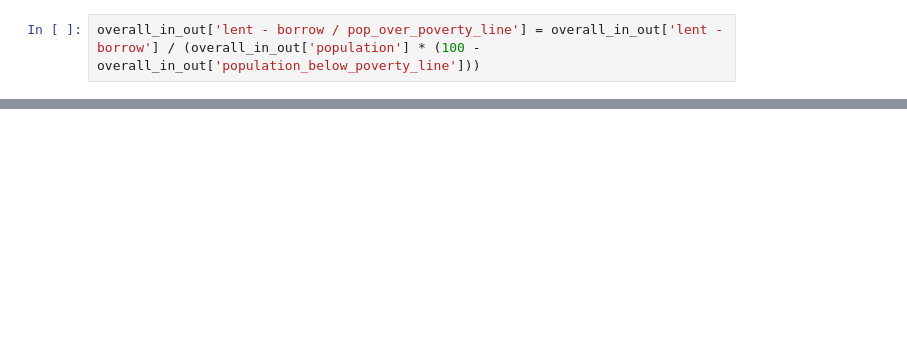
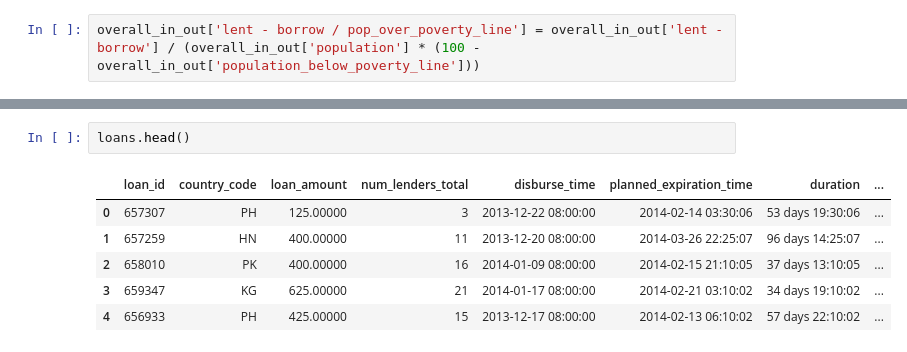
Before and after one commit to Lukpier/cs-project, a Jupyter notebook: kiva.ipynb, the cells around one changed output, grey strips where cells are left out. Cells and saved outputs as stored; diff of their text form; blank space fills up the shorter version.

```diff
--- a/kiva.ipynb
+++ b/kiva.ipynb
@@ -485,0 +483,9 @@ Name: lent - borrow / pop_over_poverty_line, dtype: float64
+# %%
+loans.head()
+# %% [output]
+|  | loan_id | country_code | loan_amount | num_lenders_total | disburse_time | planned_expiration_time | duration | ... |
+| 0 | 657307 | PH | 125.00000 | 3 | 2013-12-22 08:00:00 | 2014-02-14 03:30:06 | 53 days 19:30:06 | ... |
+| 1 | 657259 | HN | 400.00000 | 11 | 2013-12-20 08:00:00 | 2014-03-26 22:25:07 | 96 days 14:25:07 | ... |
+| 2 | 658010 | PK | 400.00000 | 16 | 2014-01-09 08:00:00 | 2014-02-15 21:10:05 | 37 days 13:10:05 | ... |
+| 3 | 659347 | KG | 625.00000 | 21 | 2014-01-17 08:00:00 | 2014-02-21 03:10:02 | 34 days 19:10:02 | ... |
+| 4 | 656933 | PH | 425.00000 | 15 | 2013-12-17 08:00:00 | 2014-02-13 06:10:02 | 57 days 22:10:02 | ... |
```
Also changed, not shown: parts of 24 cells of this notebook.
